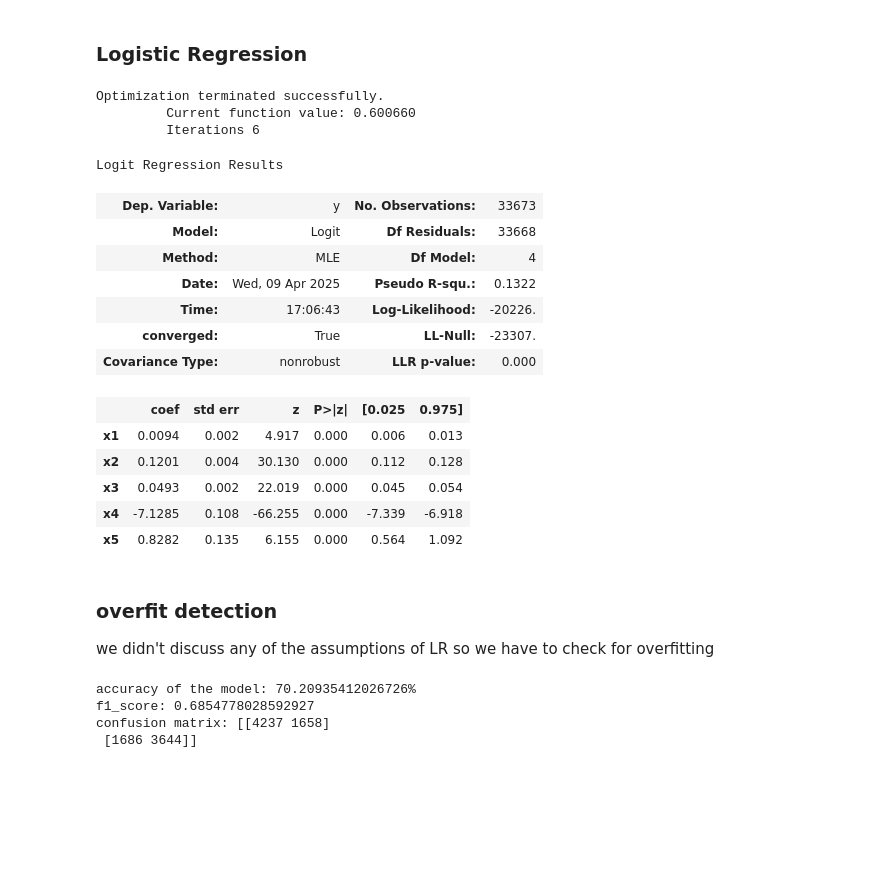
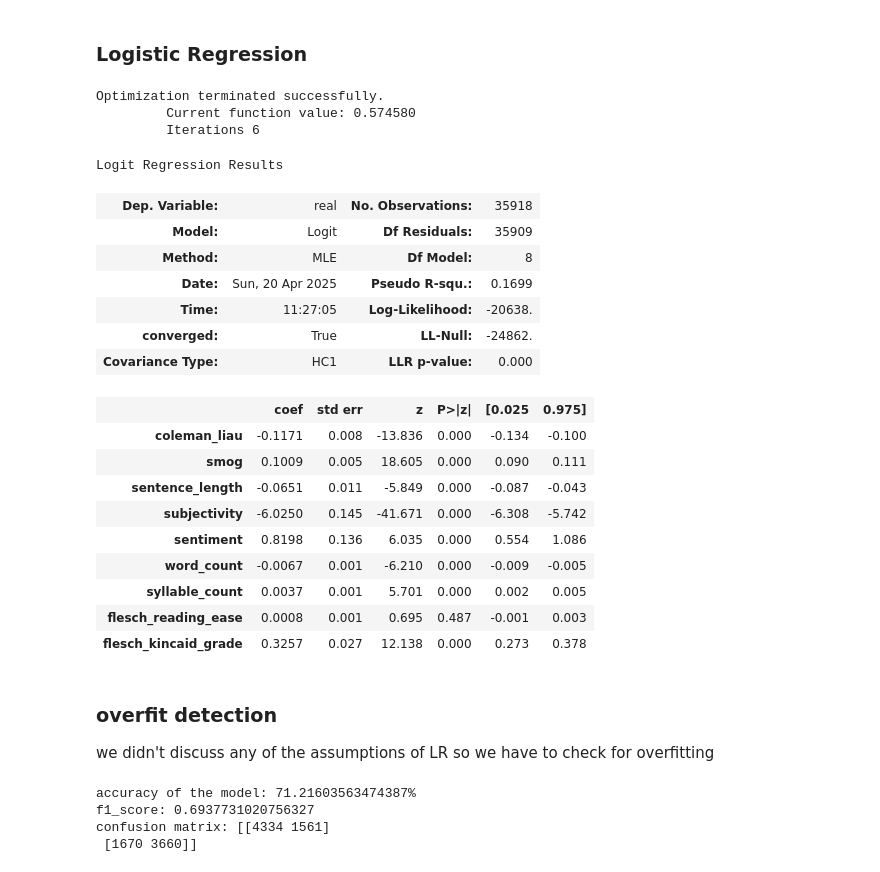
Before and after one commit to avarose444/Big-Data-Final-Project, a Jupyter notebook: Final_Project.ipynb, the cells around one changed output. Drawn from its saved outputs; the diff is of its cells as text; code cells hidden in the pictures; blank space fills up the shorter version.

```diff
--- a/Final_Project.ipynb
+++ b/Final_Project.ipynb
@@ -302,26 +319,32 @@ X_train, X_test, y_train, y_test = train_test_split(
 # %% [markdown]
 ### Logistic Regression
 # %%
-model = sm.Logit(y_train, X_train).fit()
+# robust standard errors because of heteroskedasticity
+
+model = sm.Logit(y_train, X_train).fit(cov_type='HC1')
 model.summary()
 # %% [output]
 Optimization terminated successfully.
-         Current function value: 0.600660
+         Current function value: 0.574580
          Iterations 6
 Logit Regression Results
-| Dep. Variable: | y | No. Observations: | 33673 |
-| Model: | Logit | Df Residuals: | 33668 |
-| Method: | MLE | Df Model: | 4 |
-| Date: | Wed, 09 Apr 2025 | Pseudo R-squ.: | 0.1322 |
-| Time: | 17:06:43 | Log-Likelihood: | -20226. |
-| converged: | True | LL-Null: | -23307. |
-| Covariance Type: | nonrobust | LLR p-value: | 0.000 |
+| Dep. Variable: | real | No. Observations: | 35918 |
+| Model: | Logit | Df Residuals: | 35909 |
+| Method: | MLE | Df Model: | 8 |
+| Date: | Sun, 20 Apr 2025 | Pseudo R-squ.: | 0.1699 |
+| Time: | 11:27:05 | Log-Likelihood: | -20638. |
+| converged: | True | LL-Null: | -24862. |
+| Covariance Type: | HC1 | LLR p-value: | 0.000 |
 |  | coef | std err | z | P>|z| | [0.025 | 0.975] |
-| x1 | 0.0094 | 0.002 | 4.917 | 0.000 | 0.006 | 0.013 |
-| x2 | 0.1201 | 0.004 | 30.130 | 0.000 | 0.112 | 0.128 |
-| x3 | 0.0493 | 0.002 | 22.019 | 0.000 | 0.045 | 0.054 |
-| x4 | -7.1285 | 0.108 | -66.255 | 0.000 | -7.339 | -6.918 |
-| x5 | 0.8282 | 0.135 | 6.155 | 0.000 | 0.564 | 1.092 |
+| coleman_liau | -0.1171 | 0.008 | -13.836 | 0.000 | -0.134 | -0.100 |
+| smog | 0.1009 | 0.005 | 18.605 | 0.000 | 0.090 | 0.111 |
+| sentence_length | -0.0651 | 0.011 | -5.849 | 0.000 | -0.087 | -0.043 |
+| subjectivity | -6.0250 | 0.145 | -41.671 | 0.000 | -6.308 | -5.742 |
+| sentiment | 0.8198 | 0.136 | 6.035 | 0.000 | 0.554 | 1.086 |
+| word_count | -0.0067 | 0.001 | -6.210 | 0.000 | -0.009 | -0.005 |
+| syllable_count | 0.0037 | 0.001 | 5.701 | 0.000 | 0.002 | 0.005 |
+| flesch_reading_ease | 0.0008 | 0.001 | 0.695 | 0.487 | -0.001 | 0.003 |
+| flesch_kincaid_grade | 0.3257 | 0.027 | 12.138 | 0.000 | 0.273 | 0.378 |
 # %% [markdown]
 ### overfit detection
 
@@ -354,8 +377,8 @@ f1_score = (2 * pres * recall) / (pres + recall)
 print(f'f1_score: {f1_score}')
 print(f'confusion matrix: {c_matrix}')
 # %% [output]
-accuracy of the model: 70.20935412026726%
-f1_score: 0.6854778028592927
-confusion matrix: [[4237 1658]
- [1686 3644]]
+accuracy of the model: 71.21603563474387%
+f1_score: 0.6937731020756327
+confusion matrix: [[4334 1561]
+ [1670 3660]]
 # %%
```
Also changed, not shown: parts of 11 cells of this notebook.
